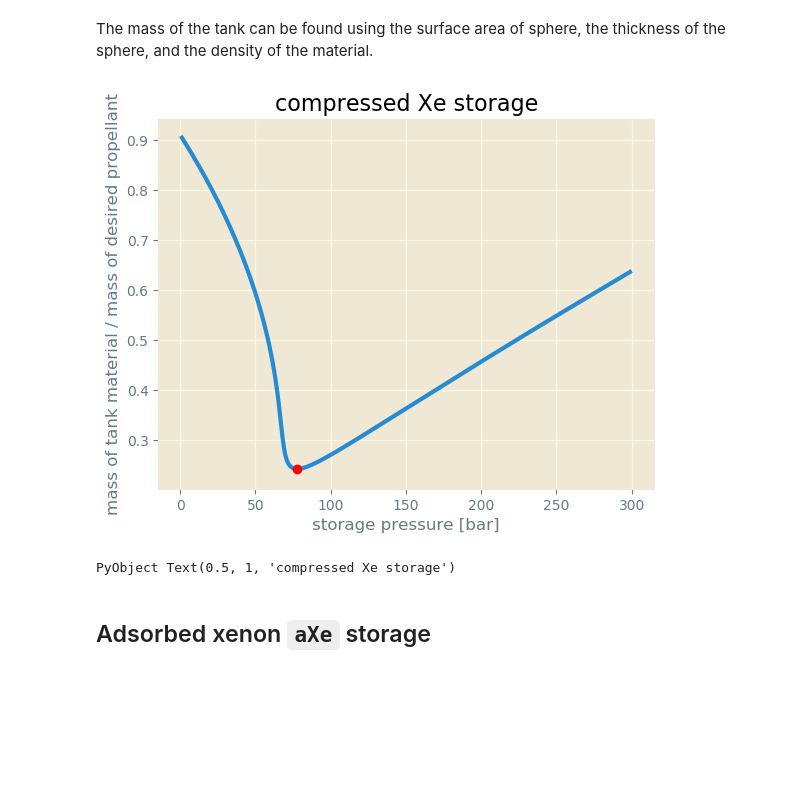
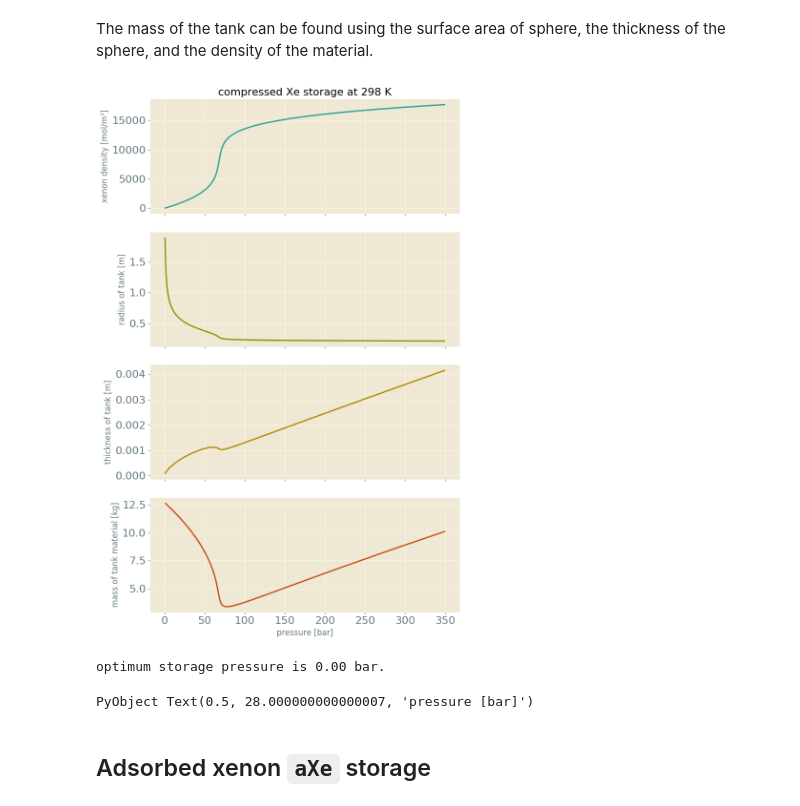
Before and after one commit to SimonEnsemble/PropellantStorage, a Jupyter notebook: Xe_Propellant_Storage.ipynb, the cells around one changed output. Saved outputs shown, nothing was run; the diff lists cells and outputs as text; code cells hidden in the pictures; blank space fills up the shorter version.

```diff
--- a/Xe_Propellant_Storage.ipynb
+++ b/Xe_Propellant_Storage.ipynb
@@ -124,7 +124,7 @@ m_cXe_gas = mass_desired_propellant
 # %% [markdown]
 Assuming the tank is spherical, we can calculate the radius of the tank for each choice of storage pressure.
 # %%
-r_cXe_tank = (V_cXe_tank * 3 / (4 * π)) .^ (1 / 3); # m
+radius_cxe_tank = (V_cXe_tank * 3 / (4 * π)) .^ (1 / 3); # m
 # %% [markdown]
 We apply the thin-walled tank stress model to obtain the minimum wall thickness required to contain the pressure of the compressed xenon. Thickness is found using the free-body diagram of a spherical, thin-walled tank. By taking the force of the fluid over a cross-sectional area ($P \pi  r ^ 2$) set equal to the force of the tank walls over the circumference, including the yield strength and thickness of the wall ($2 \pi  r \sigma  t$). We then isolate $t$ to solve for the thickness.
 
@@ -132,25 +132,47 @@ We apply the thin-walled tank stress model to obtain the minimum wall thickness
 2 \pi  r \sigma  t=P \pi  r ^ 2
 \end{equation}
 # %%
-t_cXe_tank = Xe_gas_data[!, Symbol("Pressure (bar)")] .* r_cXe_tank / (2 * σ_tank_material); # tank wall thickness (m)
+thickness_cxe_tank = pressures .* radius_cxe_tank / (2 * σ_tank_material); # tank wall thickness (m)
 # %% [markdown]
 The mass of the tank can be found using the surface area of sphere, the thickness of the sphere, and the density of the material.
 # %%
-m_cXe_tank_material = ρ_tank_material * 4 * π * r_cXe_tank .^ 2 .* t_cXe_tank; # kg
+mass_cxe_tank_material = ρ_tank_material * 4 * π * radius_cxe_tank .^ 2 .* thickness_cxe_tank; # kg
+# %%
+argmin_p_mass = argmin(mass_cxe_tank_material)
+@printf("optimum storage pressure is %.2f bar.\n", pressures[argmin_p_mass])
+
+fig, axs = subplots(4, 1, figsize=(8, 12),
+                    sharex=true, sharey=false, tight_layout=true)
+
+axs[1].plot(pressures, ρ_xe, color="C1")
+axs[1].set_ylabel("xenon density [mol/m³]")
+axs[1].set_title("compressed Xe storage at 298 K")
+
+axs[2].plot(pressures, radius_cxe_tank, color="C2")
+axs[2].set_ylabel("radius of tank [m]")
+
+axs[3].plot(pressures, thickness_cxe_tank, color="C3")
+axs[3].set_ylabel("thickness of tank [m]")
+
+axs[4].plot(pressures, mass_cxe_tank_material, color="C4")
+axs[4].set_ylabel("mass of tank material [kg]")
+
+xlabel("pressure [bar]")
+# %% [output]
+[figure, added]
+optimum storage pressure is 0.00 bar.
+PyObject Text(0.5, 28.000000000000007, 'pressure [bar]')
 # %%
 cXe_minimum_index = argmin((m_cXe_tank_material ./ mass_desired_propellant)[2:end]) + 1
 
 figure()
-plot(real_gas[!, Symbol("Pressure (bar)")], m_cXe_tank_material ./ mass_desired_propellant
-    , color="C0", lw=3)
+plot(real_gas[!, Symbol("Pressure (bar)")], m_cXe_tank_material ./ mass_desired_propellant,
+     color="C0", lw=3)
 scatter(real_gas[!, Symbol("Pressure (bar)")][cXe_minimum_index], (m_cXe_tank_material ./ m_cXe_gas)[cXe_minimum_index], color="r", zorder=999)
 xlabel("storage pressure [bar]")
 ylabel("mass of tank material / mass of desired propellant")
 title("compressed Xe storage")
 #savefig("Xenon van der Waals Gas in Titanium.pdf", format="pdf")
-# %% [output]
-[figure, removed]
-PyObject Text(0.5, 1, 'compressed Xe storage')
 # %% [markdown]
 ## Adsorbed xenon `aXe` storage
 # %% [markdown]
```
Also changed, not shown: parts of 36 cells of this notebook.
